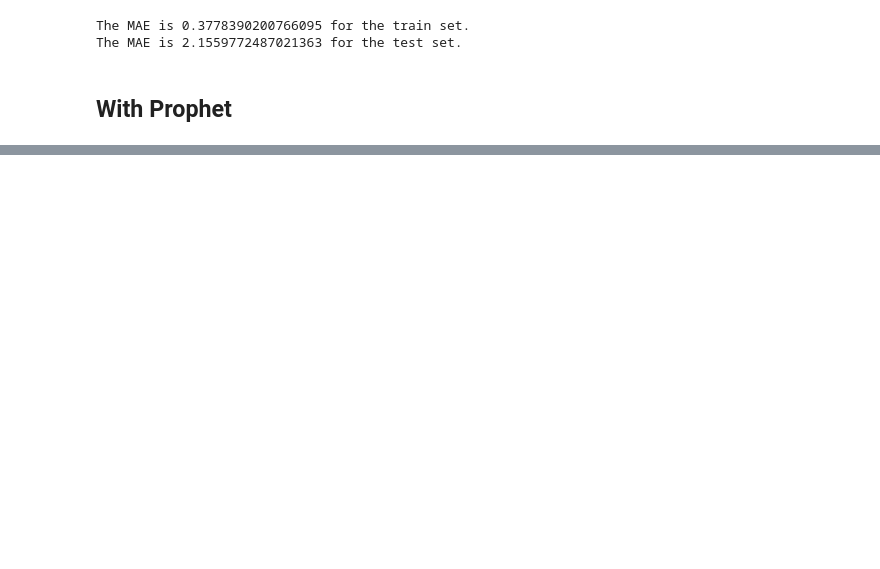
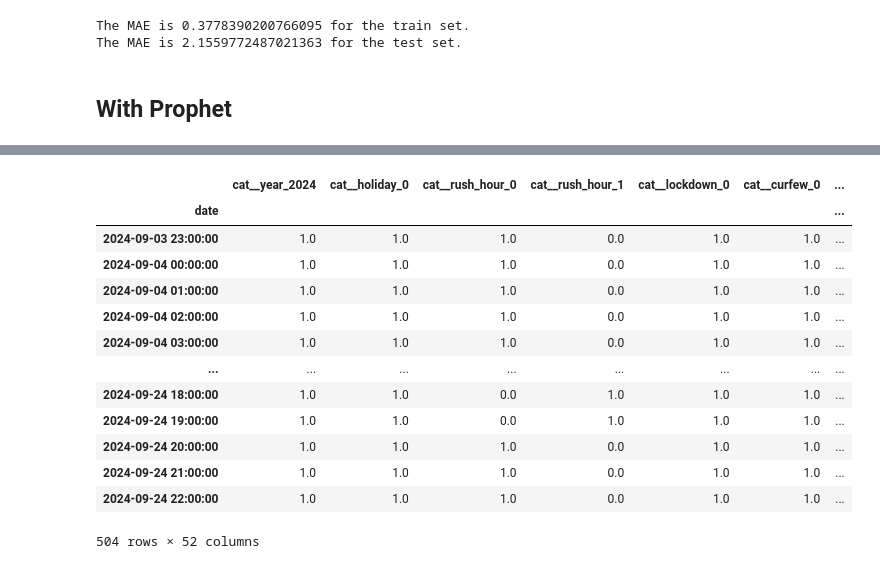
Before and after one commit to julescrevola/air_quality, a Jupyter notebook: notebooks/final_notebook.ipynb, the cells around one changed output, grey strips where cells are left out. Saved outputs shown, nothing was run; the diff lists cells and outputs as text; code cells hidden in the pictures; blank space fills up the shorter version.

```diff
--- a/notebooks/final_notebook.ipynb
+++ b/notebooks/final_notebook.ipynb
@@ -333,7 +353,6 @@ eng = Eng(df, weather, traffic, holidays)
 df = eng.output(test=False)
 eng1 = Eng(final_test, weather, traffic, holidays)
 df_test = eng1.output(test=True)
-
 lags = [1, 12, 24]
 for lag in lags:
     df_test[f'valeur_NO2_lag{lag}'] = df[f'valeur_NO2_lag{lag}'].iloc[-1]
@@ -341,8 +360,6 @@ for lag in lags:
     df_test[f'valeur_O3_lag{lag}'] = df[f'valeur_O3_lag{lag}'].iloc[-1]
     df_test[f'valeur_PM10_lag{lag}'] = df[f'valeur_PM10_lag{lag}'].iloc[-1]
     df_test[f'valeur_PM25_lag{lag}'] = df[f'valeur_PM25_lag{lag}'].iloc[-1]
-
-data = Preprocess(df, test=False)
-data_test = Preprocess(df_test, test=True)
+data_pred = Preprocess(df_test, test=True).data_pred
 # %% [output]
 UnboundLocalError: cannot access local variable 'full_pipeline' where it is not associated with a value
@@ -354,17 +388,3 @@ data_test_prepared = data.data_test_prepared
 y_test = data.y_test
 
 data_pred = data_test.data_pred
-
-data_pred['cat__curfew_1'] = 0
-data_pred['cat__holiday_1'] = 0
-data_pred['cat__lockdown_1'] = 0
-data_pred['cat__year_2020'] = 0
-data_pred['cat__year_2021'] = 0
-data_pred['cat__year_2022'] = 0
-data_pred['cat__year_2023'] = 0
-# %%
-forest = MultiOutputRegressor(CatBoostRegressor(iterations=2000, l2_leaf_reg=5,
-                           learning_rate=0.15, max_depth=10, subsample=0.6, colsample_bylevel=1,
-                           verbose=False))
-
-miaou = forest.fit(data_train_prepared, y_train)
@@ -395,0 +391,22 @@ df_submit
+# %%
+final_test = pd.read_csv("../data/test.csv", index_col=0, parse_dates=[0])
+
+for i in [data1, data2, data3, data4, data5]:
+    data_train_prepared  = i.data_train_prepared
+    y_train = i.y_train
+
+    data_test_prepared = i.data_test_prepared
+    y_test = i.y_test
+
+    data_pred = data_test.data_pred
+    forest = CatBoostRegressor(iterations=1000, l2_leaf_reg=5,
+                            learning_rate=0.15, max_depth=10, subsample=0.6, colsample_bylevel=1,
+                            verbose=False)
+    miaou = forest.fit(data_train_prepared, y_train)
+
+    prediction = miaou.predict(data_pred)
+    prediction[prediction < 0] = 0
+
+    df_submit = pd.DataFrame(prediction, columns=["valeur_NO2", "valeur_CO", "valeur_O3", "valeur_PM10", "valeur_PM25"])
+
+    final_test = pd.concat([final_test, df_submit], axis=1)
@@ -533,0 +539,17 @@ print(predictions_5.values())
+# %%
+data_pred
+# %% [output]
+|  | cat__year_2024 | cat__holiday_0 | cat__rush_hour_0 | cat__rush_hour_1 | cat__lockdown_0 | cat__curfew_0 | ... |
+| date |  |  |  |  |  |  | ... |
+| 2024-09-03 23:00:00 | 1.0 | 1.0 | 1.0 | 0.0 | 1.0 | 1.0 | ... |
+| 2024-09-04 00:00:00 | 1.0 | 1.0 | 1.0 | 0.0 | 1.0 | 1.0 | ... |
+| 2024-09-04 01:00:00 | 1.0 | 1.0 | 1.0 | 0.0 | 1.0 | 1.0 | ... |
+| 2024-09-04 02:00:00 | 1.0 | 1.0 | 1.0 | 0.0 | 1.0 | 1.0 | ... |
+| 2024-09-04 03:00:00 | 1.0 | 1.0 | 1.0 | 0.0 | 1.0 | 1.0 | ... |
+| ... | ... | ... | ... | ... | ... | ... | ... |
+| 2024-09-24 18:00:00 | 1.0 | 1.0 | 0.0 | 1.0 | 1.0 | 1.0 | ... |
+| 2024-09-24 19:00:00 | 1.0 | 1.0 | 0.0 | 1.0 | 1.0 | 1.0 | ... |
+| 2024-09-24 20:00:00 | 1.0 | 1.0 | 1.0 | 0.0 | 1.0 | 1.0 | ... |
+| 2024-09-24 21:00:00 | 1.0 | 1.0 | 1.0 | 0.0 | 1.0 | 1.0 | ... |
+| 2024-09-24 22:00:00 | 1.0 | 1.0 | 1.0 | 0.0 | 1.0 | 1.0 | ... |
+504 rows × 52 columns
```
Also changed, not shown: parts of 18 cells of this notebook.
